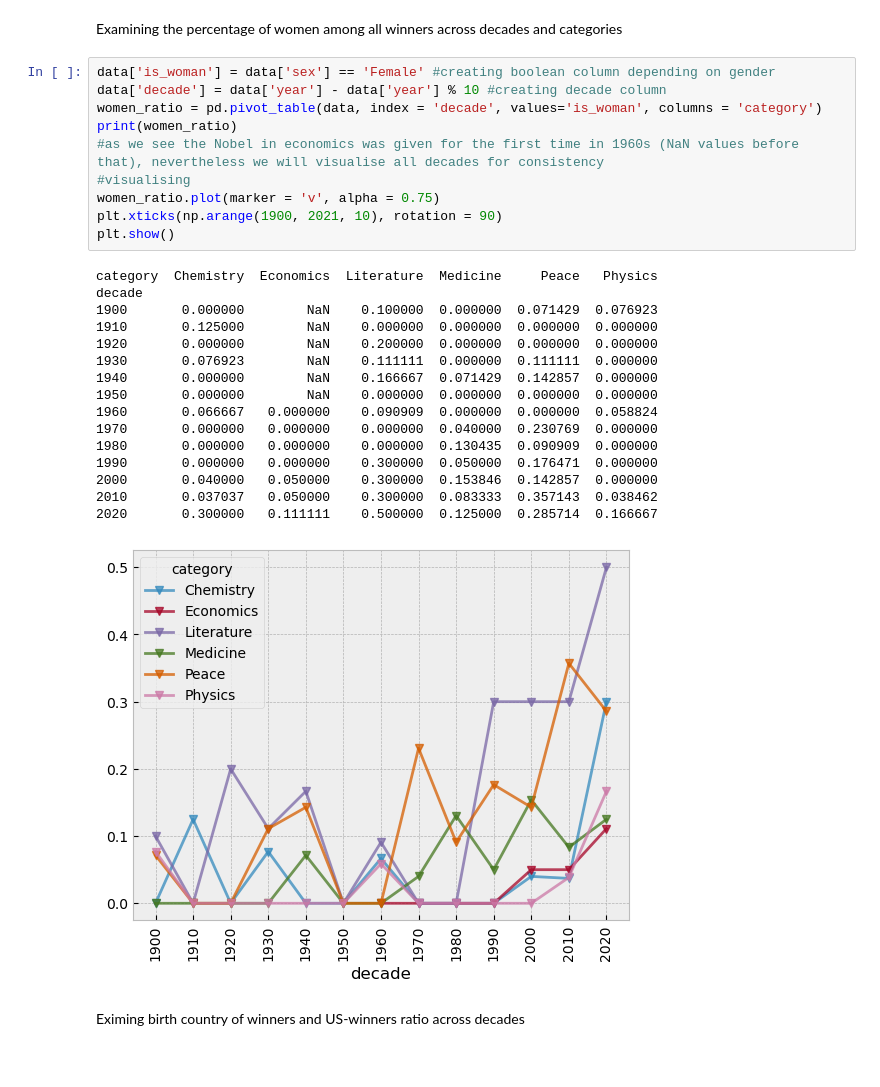
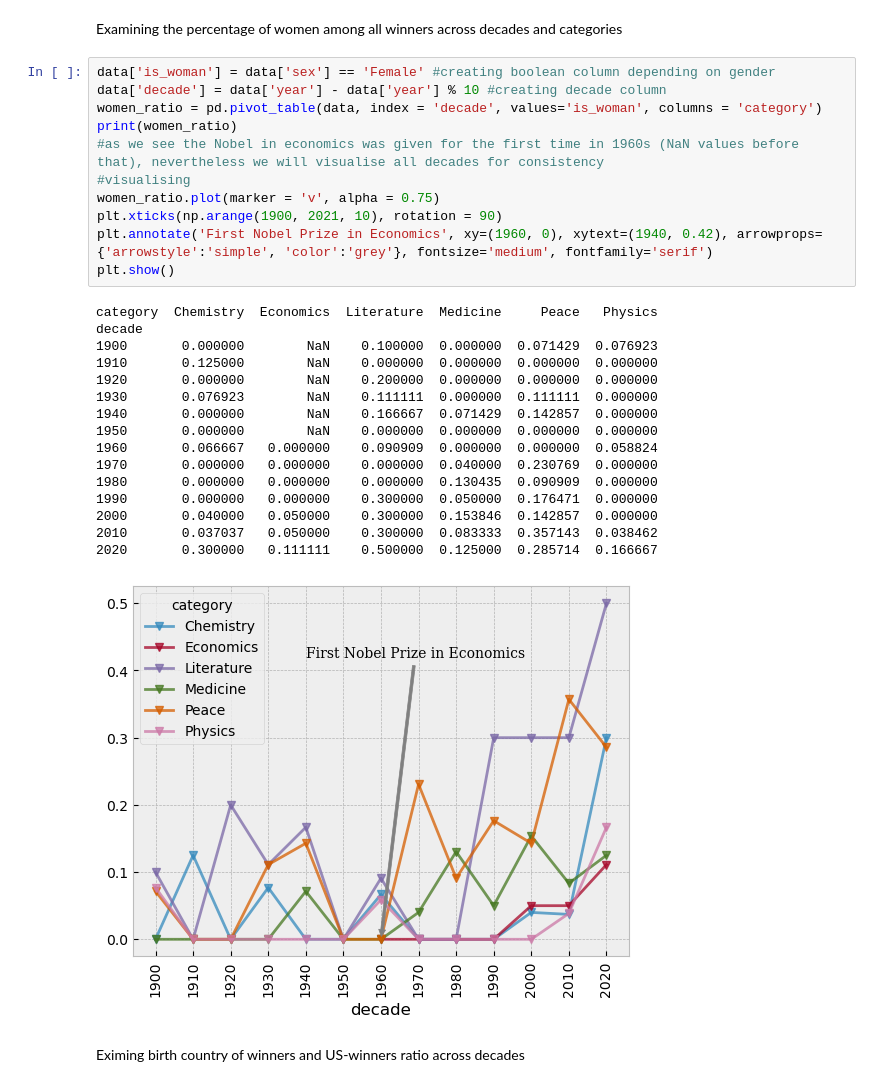
Before and after one commit to wchaw129/Projects, a Jupyter notebook: Nobel Prize Winners Analysis/analysis.ipynb, the cells around one changed output. Saved outputs shown, nothing was run; the diff lists cells and outputs as text.

```diff
--- a/Nobel Prize Winners Analysis/analysis.ipynb
+++ b/Nobel Prize Winners Analysis/analysis.ipynb
@@ -47,30 +47,31 @@ Examining the percentage of women among all winners across decades and categorie
 # %%
 data['is_woman'] = data['sex'] == 'Female' #creating boolean column depending on gender
 data['decade'] = data['year'] - data['year'] % 10 #creating decade column
 women_ratio = pd.pivot_table(data, index = 'decade', values='is_woman', columns = 'category')
 print(women_ratio)
 #as we see the Nobel in economics was given for the first time in 1960s (NaN values before that), nevertheless we will visualise all decades for consistency
 #visualising
 women_ratio.plot(marker = 'v', alpha = 0.75)
 plt.xticks(np.arange(1900, 2021, 10), rotation = 90)
+plt.annotate('First Nobel Prize in Economics', xy=(1960, 0), xytext=(1940, 0.42), arrowprops={'arrowstyle':'simple', 'color':'grey'}, fontsize='medium', fontfamily='serif')
 plt.show()
 # %% [output]
 category  Chemistry  Economics  Literature  Medicine     Peace   Physics
 decade
 1900       0.000000        NaN    0.100000  0.000000  0.071429  0.076923
 1910       0.125000        NaN    0.000000  0.000000  0.000000  0.000000
 1920       0.000000        NaN    0.200000  0.000000  0.000000  0.000000
 1930       0.076923        NaN    0.111111  0.000000  0.111111  0.000000
 1940       0.000000        NaN    0.166667  0.071429  0.142857  0.000000
 1950       0.000000        NaN    0.000000  0.000000  0.000000  0.000000
 1960       0.066667   0.000000    0.090909  0.000000  0.000000  0.058824
 1970       0.000000   0.000000    0.000000  0.040000  0.230769  0.000000
 1980       0.000000   0.000000    0.000000  0.130435  0.090909  0.000000
 1990       0.000000   0.000000    0.300000  0.050000  0.176471  0.000000
 2000       0.040000   0.050000    0.300000  0.153846  0.142857  0.000000
 2010       0.037037   0.050000    0.300000  0.083333  0.357143  0.038462
 2020       0.300000   0.111111    0.500000  0.125000  0.285714  0.166667
-[figure, old version]
+[figure, new version]
 # %% [markdown]
 Eximing birth country of winners and US-winners ratio across decades
 # %%
```
Also changed, not shown: parts of 2 cells of this notebook.
